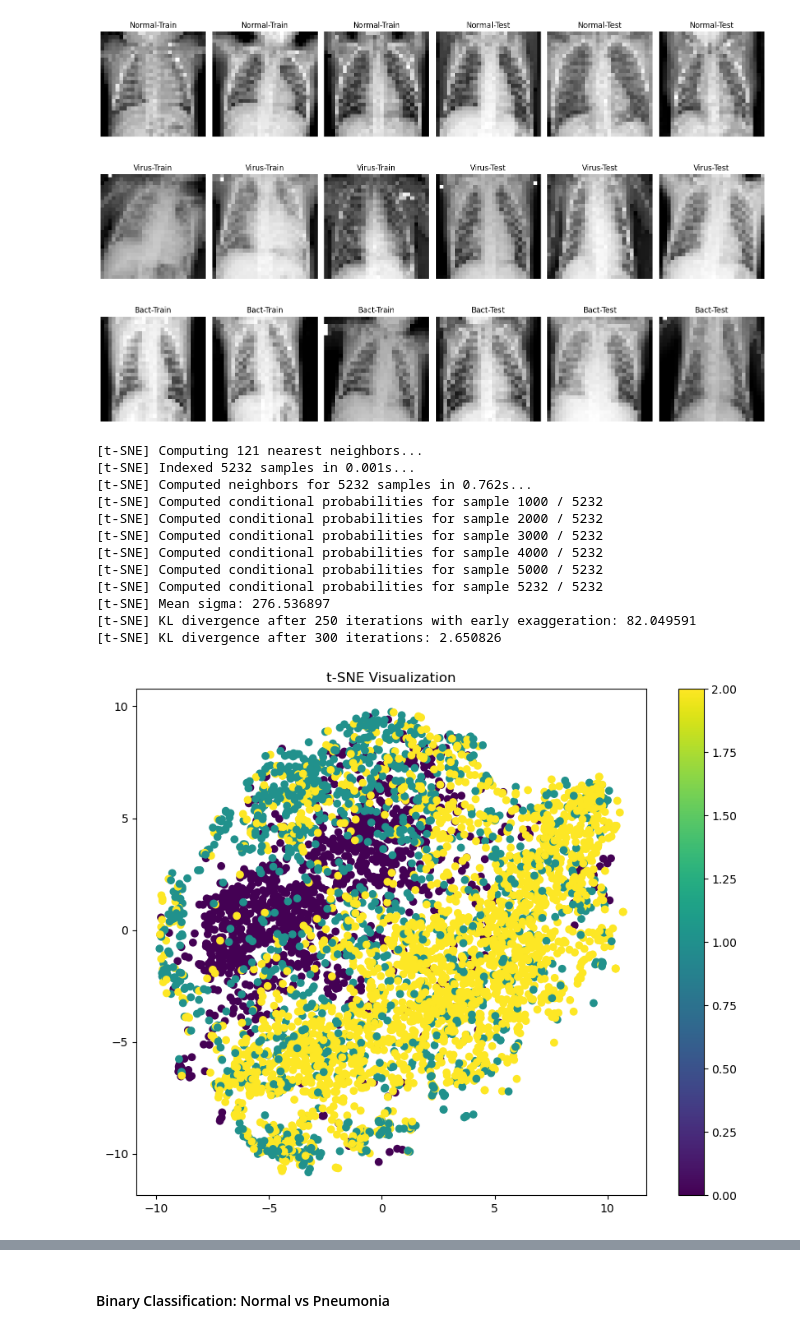
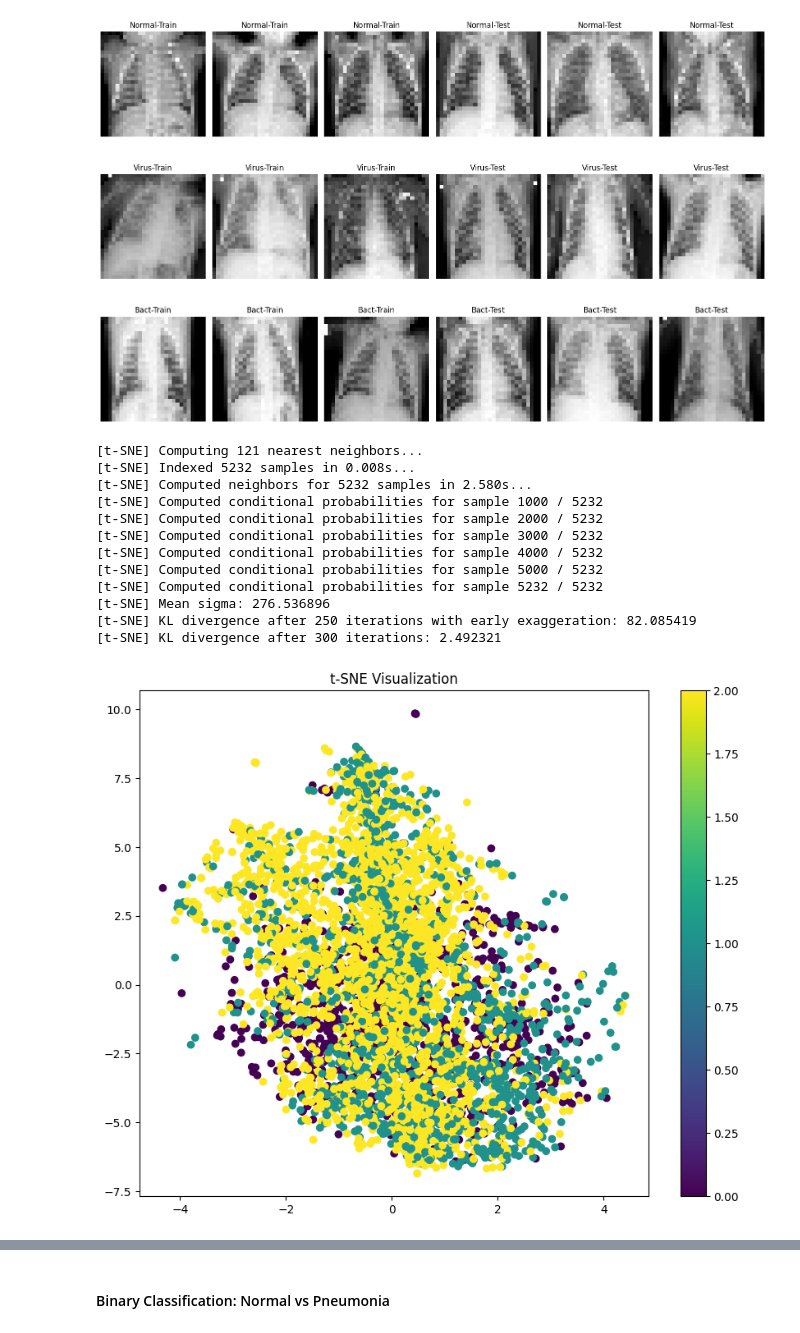
Before and after one commit to jlopetegui98/Hands-on-ML-Project, a Jupyter notebook: main.ipynb, the cells around one changed output, grey strips where cells are left out. Saved outputs shown, nothing was run; the diff lists cells and outputs as text; code cells hidden in the pictures.

```diff
--- a/main.ipynb
+++ b/main.ipynb
@@ -207,31 +288,31 @@ plt.show()
 # %%
 # Create a t-SNE object
-tsne = TSNE(n_components=2, random_state=42, verbose=1, perplexity=40, n_iter=300, init='random', learning_rate=200)
+tsne = TSNE(n_components=3, random_state=42, verbose=1, perplexity=40, n_iter=300, init='random', learning_rate=200)
 
 # Fit and transform the data
 X_tsne = tsne.fit_transform(train_images)
 
 # Plot the t-SNE visualization
 plt.figure(figsize=(10, 8))
 plt.scatter(X_tsne[:, 0], X_tsne[:, 1], c=train_labels, cmap='viridis')
 plt.colorbar()
 
 plt.title('t-SNE Visualization')
 plt.show()
 # %% [output]
 [t-SNE] Computing 121 nearest neighbors...
-[t-SNE] Indexed 5232 samples in 0.001s...
-[t-SNE] Computed neighbors for 5232 samples in 0.762s...
+[t-SNE] Indexed 5232 samples in 0.008s...
+[t-SNE] Computed neighbors for 5232 samples in 2.580s...
 [t-SNE] Computed conditional probabilities for sample 1000 / 5232
 [t-SNE] Computed conditional probabilities for sample 2000 / 5232
 [t-SNE] Computed conditional probabilities for sample 3000 / 5232
 [t-SNE] Computed conditional probabilities for sample 4000 / 5232
 [t-SNE] Computed conditional probabilities for sample 5000 / 5232
 [t-SNE] Computed conditional probabilities for sample 5232 / 5232
-[t-SNE] Mean sigma: 276.536897
-[t-SNE] KL divergence after 250 iterations with early exaggeration: 82.049591
-[t-SNE] KL divergence after 300 iterations: 2.650826
+[t-SNE] Mean sigma: 276.536896
+[t-SNE] KL divergence after 250 iterations with early exaggeration: 82.085419
+[t-SNE] KL divergence after 300 iterations: 2.492321
-[figure, old version]
+[figure, new version]
 # %%
 # visualize data using PCA
 
```
Also changed, not shown: parts of 6 cells of this notebook.
